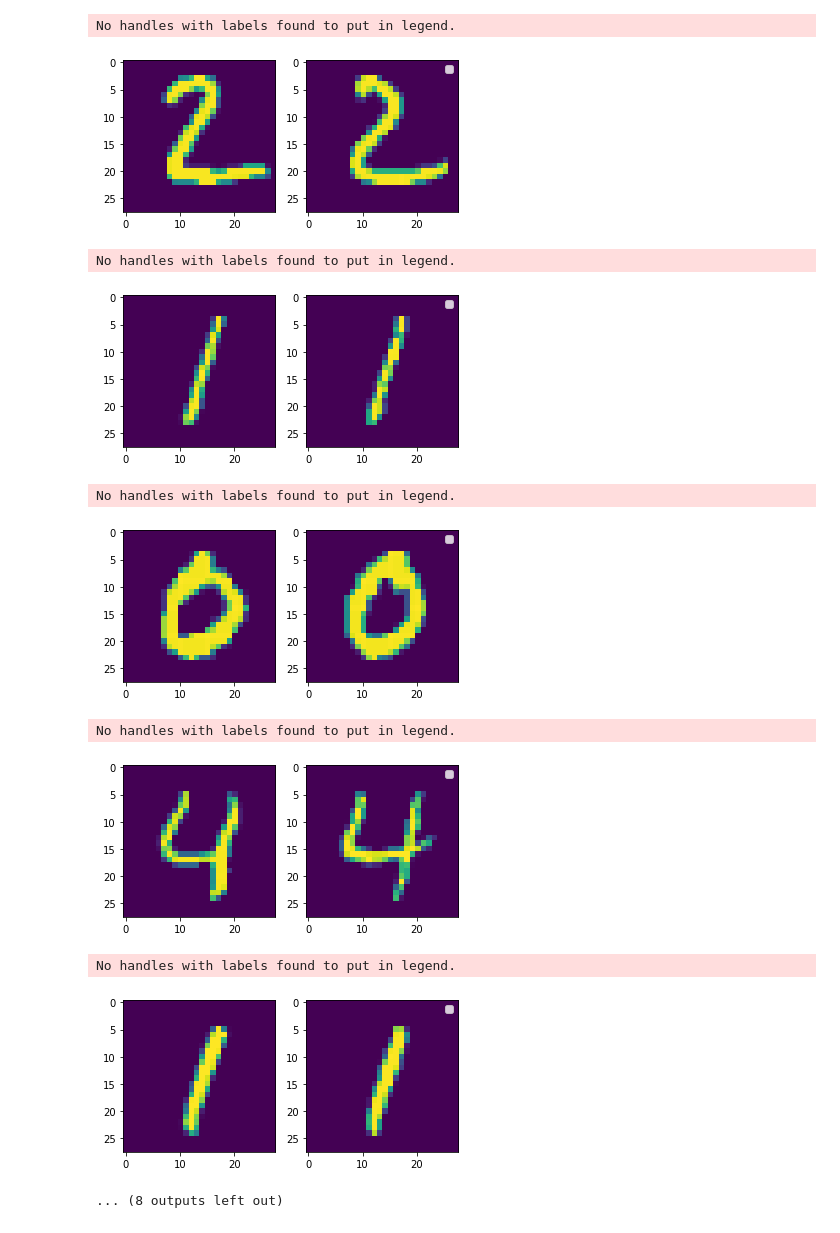
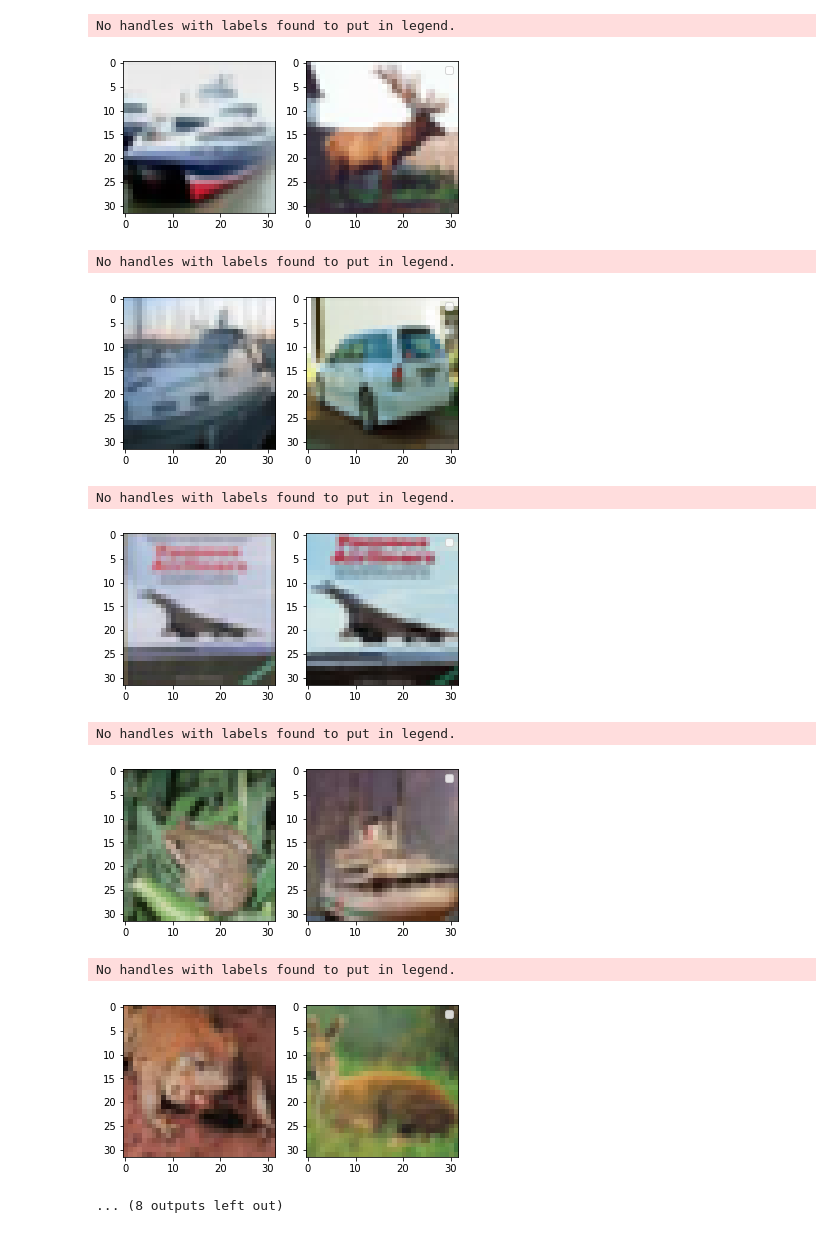
Before and after one commit to skywalker0803r/deep-learning-ian-goodfellow, a Jupyter notebook: autoencoder_knn.ipynb, the cells around one changed output. Saved outputs shown, nothing was run; the diff lists cells and outputs as text; code cells hidden in the pictures.

```diff
--- a/autoencoder_knn.ipynb
+++ b/autoencoder_knn.ipynb
@@ -3,12 +3,12 @@
 # %%
 import keras
 from keras import layers
-from keras.datasets import mnist
+from keras.datasets import mnist,cifar10
 import numpy as np
 import requests
 
 # data
-(x_train, _), (x_test, _) = mnist.load_data()
+(x_train, _), (x_test, _) = cifar10.load_data()
 x_train = x_train.astype('float32') / 255.
 x_test = x_test.astype('float32') / 255.
 x_train = x_train.reshape((len(x_train), np.prod(x_train.shape[1:])))
@@ -19,5 +19,5 @@ print(x_test.shape)
 # model
 url = 'https://gist.githubusercontent.com/skywalker0803r/e2502cb54a30f57bfb703ad9c9c8284a/raw/2fb5b2ab544aa883068f3a48bbdca5f89280eff1/autoencoder_knn.py'
 exec(requests.get(url).text)
-model = autoencoder_knn(784,32)
+model = autoencoder_knn(x_train.shape[1],32)
 # %% [output]
@@ -52,9 +52,9 @@ y_pred = model.predict(x_test[:n].reshape(n,-1))
 for i in range(n):
   plt.figure()
   plt.subplot(1,2,1)
-  plt.imshow(x_test[i].reshape(28,28))
+  plt.imshow(x_test[i].reshape(32,32,3))
   plt.subplot(1,2,2)
-  plt.imshow(x_train[y_pred[i][0]].reshape(28,28))
+  plt.imshow(x_train[y_pred[i][0]].reshape(32,32,3))
   plt.legend()
   plt.show()
 # %% [output]
@@ -63,11 +63,11 @@ No handles with labels found to put in legend.
 No handles with labels found to put in legend.
-[figure, old version]
+[figure, new version]
 No handles with labels found to put in legend.
-[figure, old version]
+[figure, new version]
 No handles with labels found to put in legend.
-[figure, old version]
+[figure, new version]
 No handles with labels found to put in legend.
-[figure, old version]
+[figure, new version]
 No handles with labels found to put in legend.
-[figure, old version]
+[figure, new version]
 ... (8 outputs left out)
```
Also changed, not shown: parts of 3 cells of this notebook.
